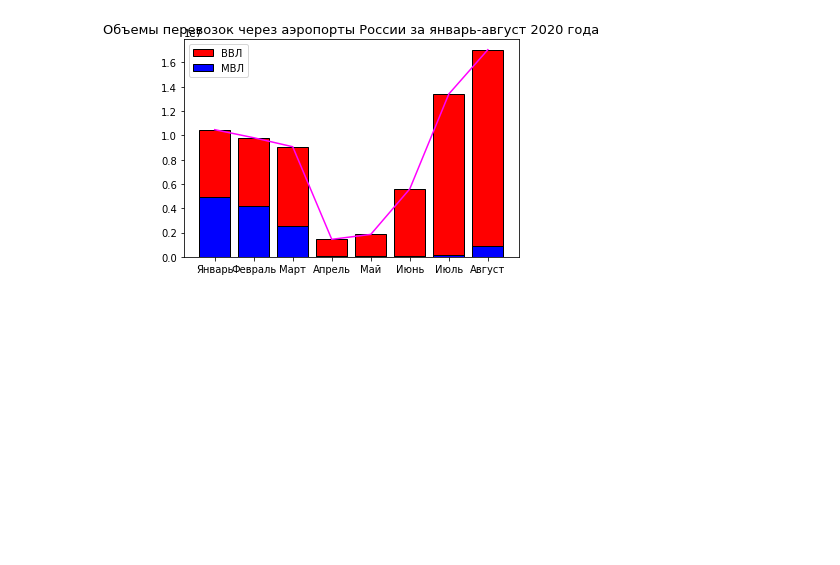
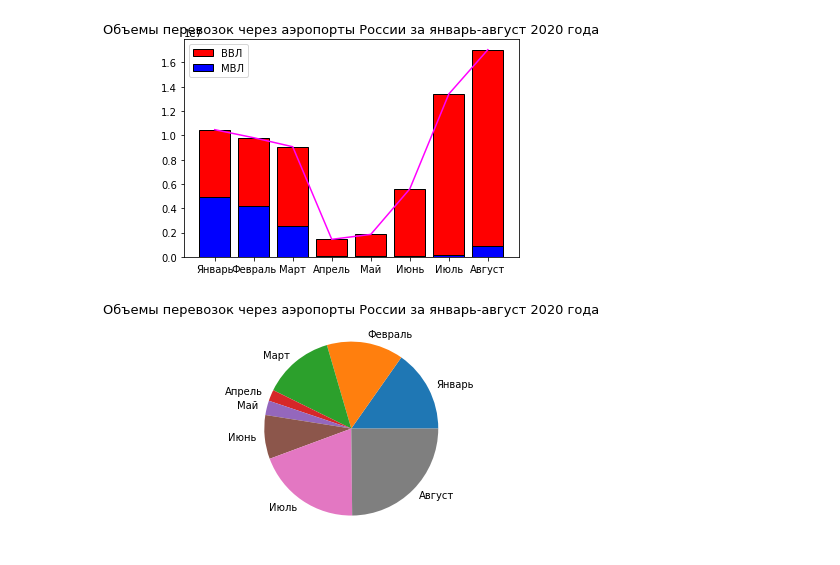
Before and after one commit to KseniyaBoeva/lessons, a Jupyter notebook: 16. Библиотека Matplotlib & Seaborn. Визуализация данных/visualization.ipynb, the cells around one changed output. Saved outputs shown, nothing was run; the diff lists cells and outputs as text; code cells hidden in the pictures; blank space fills up the shorter version.

```diff
--- a/16. Библиотека Matplotlib & Seaborn. Визуализация данных/visualization.ipynb
+++ b/16. Библиотека Matplotlib & Seaborn. Визуализация данных/visualization.ipynb
@@ -81,3 +81,11 @@ plt.plot(df_av_trans['ВВЛ'], color = 'magenta', label = 'ВВЛ')
 plt.show()
 # %% [output]
 [figure]
+# %%
+plt.pie(df_av_trans['ВВЛ'], labels=df_av_trans['Период'])
+plt.title('Объемы перевозок через аэропорты России за январь-август 2020 года', fontsize=13)
+#plt.pie(df_av_trans['МВЛ'], labels=df_av_trans['Период'])
+#plt.legend(loc=6)
+plt.show()
+# %% [output]
+[figure, added]
```
